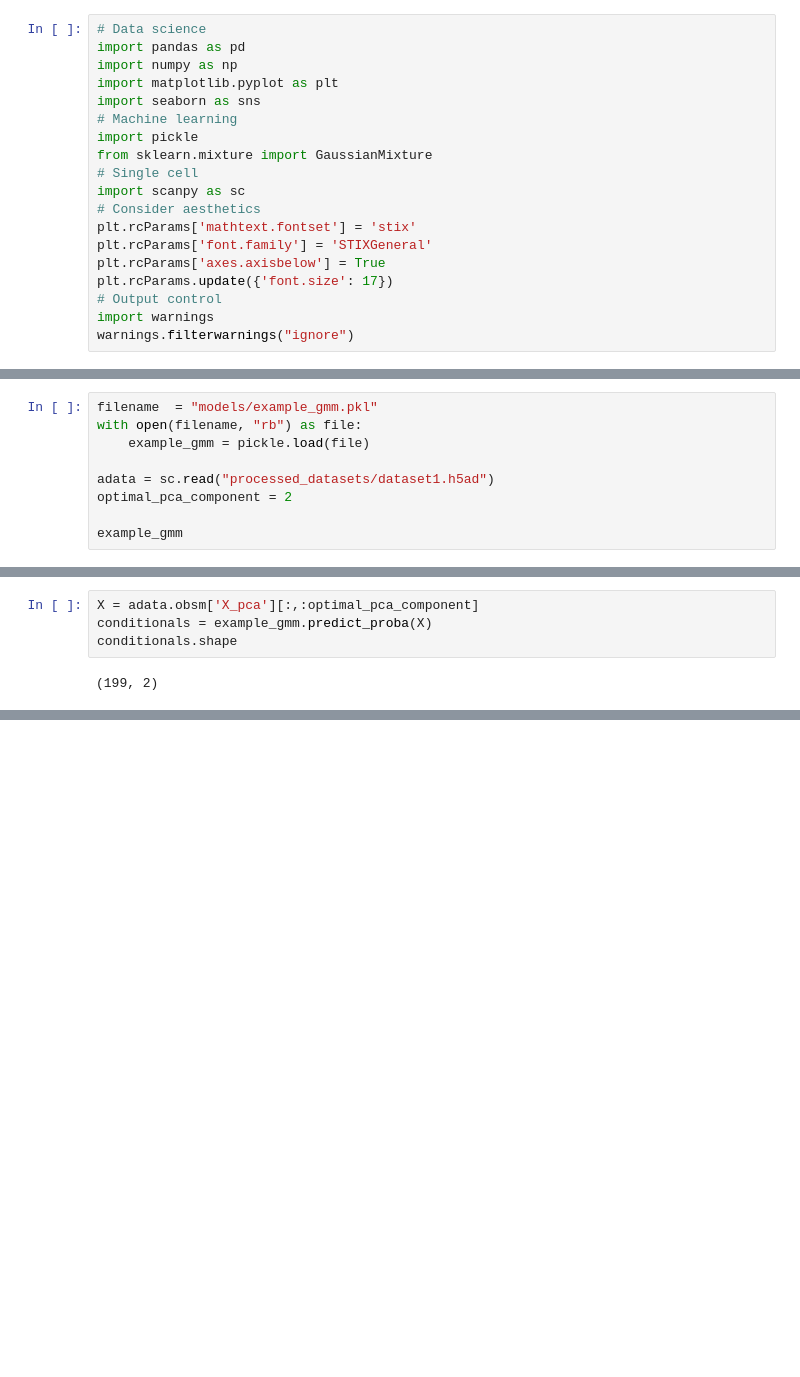
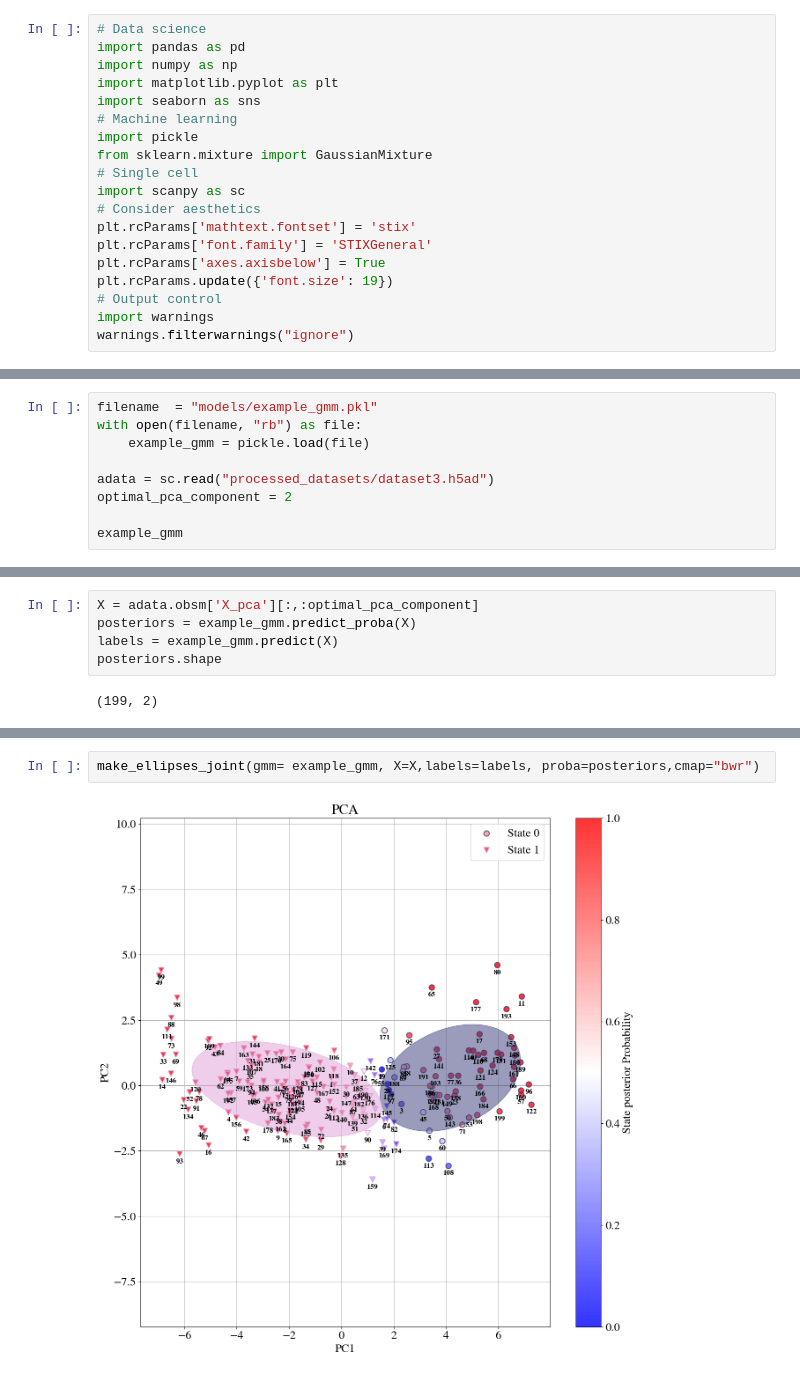
Before and after one commit to KyriakosPsa/scGmix-ML-pipeline, a Jupyter notebook: d_visualization.ipynb, the cells around one changed output, grey strips where cells are left out. Cells and saved outputs as stored; diff of their text form; blank space fills up the shorter version.

```diff
--- a/d_visualization.ipynb
+++ b/d_visualization.ipynb
@@ -15,7 +15,7 @@ import scanpy as sc
 plt.rcParams['mathtext.fontset'] = 'stix'
 plt.rcParams['font.family'] = 'STIXGeneral'
 plt.rcParams['axes.axisbelow'] = True
-plt.rcParams.update({'font.size': 17})
+plt.rcParams.update({'font.size': 19})
 # Output control
 import warnings
 warnings.filterwarnings("ignore")
@@ -26,7 +30,7 @@ filename  = "models/example_gmm.pkl"
 with open(filename, "rb") as file:
     example_gmm = pickle.load(file)
 
-adata = sc.read("processed_datasets/dataset1.h5ad")
+adata = sc.read("processed_datasets/dataset3.h5ad")
 optimal_pca_component = 2
 
 example_gmm
@@ -85,6 +89,7 @@ The conditional probability of each cell, given a component distribution represe
 # %%
 X = adata.obsm['X_pca'][:,:optimal_pca_component]
-conditionals = example_gmm.predict_proba(X)
-conditionals.shape
+posteriors = example_gmm.predict_proba(X)
+labels = example_gmm.predict(X)
+posteriors.shape
 # %% [output]
 (199, 2)
@@ -112,0 +103,4 @@ plt.show()
+# %%
+make_ellipses_joint(gmm= example_gmm, X=X,labels=labels, proba=posteriors,cmap="bwr")
+# %% [output]
+[figure, added]
```
Also changed, not shown: parts of 17 cells of this notebook, 2 other files.
